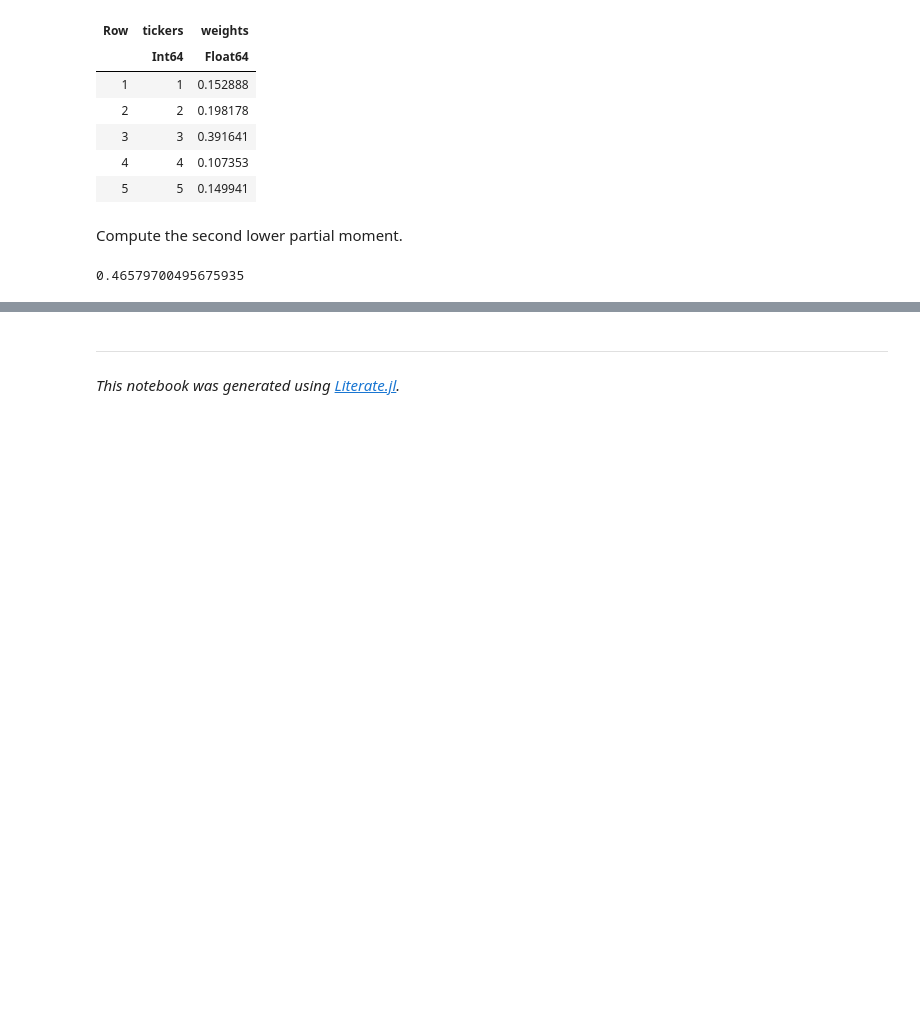
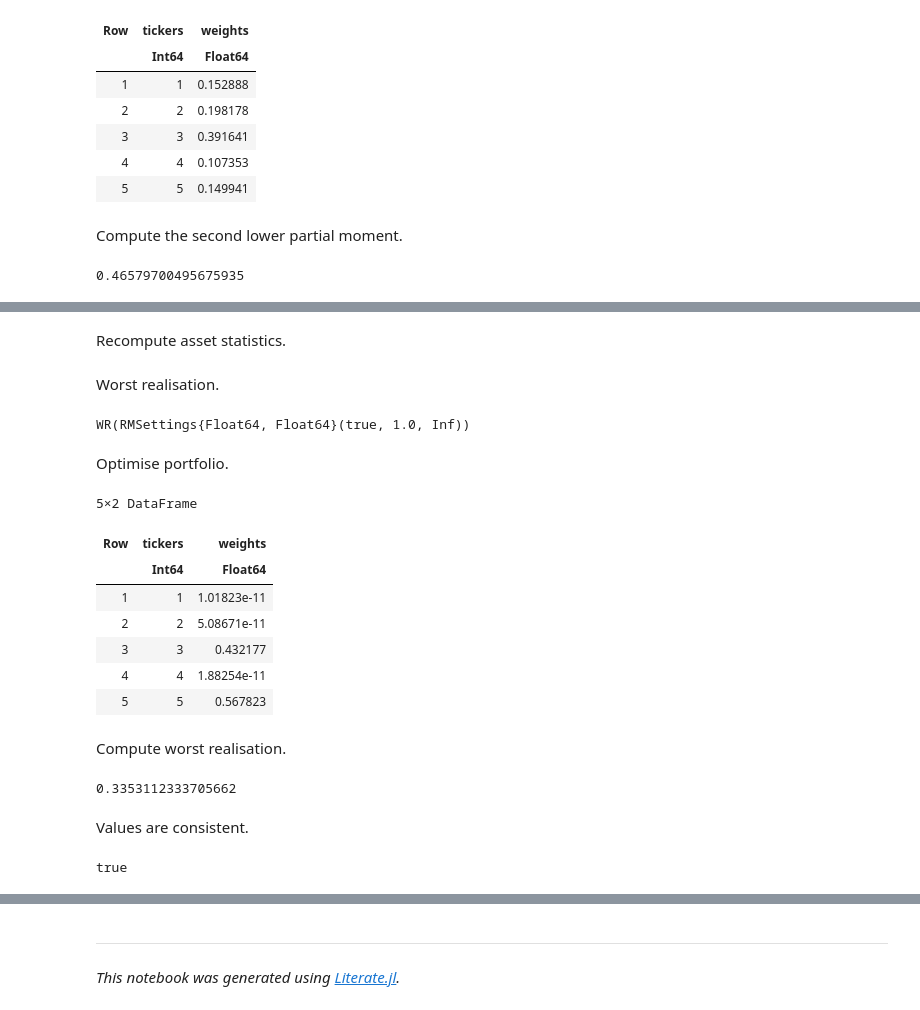
Before and after one commit to dcelisgarza/PortfolioOptimiser.jl, a Jupyter notebook: examples/0_risk_measure_examples.ipynb, the cells around one changed output, grey strips where cells are left out. Cells and saved outputs as stored; diff of their text form; code cells hidden in the pictures; blank space fills up the shorter version.

```diff
--- a/examples/0_risk_measure_examples.ipynb
+++ b/examples/0_risk_measure_examples.ipynb
@@ -992,0 +995,2 @@ r8 = calc_risk(port, :HRP; rm = rm)
+# %% [markdown]
+Recompute asset statistics.
@@ -992,0 +999,31 @@ r8 = calc_risk(port, :HRP; rm = rm)
+# %% [markdown]
+Worst realisation.
+# %%
+rm = WR()
+# %% [output]
+WR(RMSettings{Float64, Float64}(true, 1.0, Inf))
+# %% [markdown]
+Optimise portfolio.
+# %%
+w1 = optimise!(port, Trad(; rm = rm, str_names = true))
+# %% [output]
+5×2 DataFrame
+| Row | tickers | weights |
+|  | Int64 | Float64 |
+| 1 | 1 | 1.01823e-11 |
+| 2 | 2 | 5.08671e-11 |
+| 3 | 3 | 0.432177 |
+| 4 | 4 | 1.88254e-11 |
+| 5 | 5 | 0.567823 |
+# %% [markdown]
+Compute worst realisation.
+# %%
+r1 = calc_risk(port; rm = rm)
+# %% [output]
+0.3353112333705662
+# %% [markdown]
+Values are consistent.
+# %%
+isapprox(r1, value(port.model[:wr_risk]))
+# %% [output]
+true
```
Also changed, not shown: parts of 57 cells of this notebook, 3 other files.
